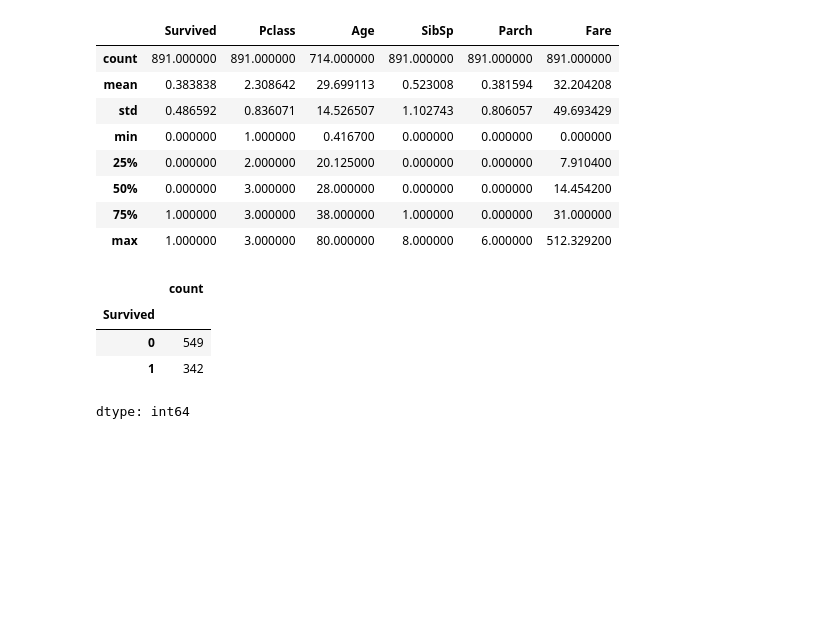
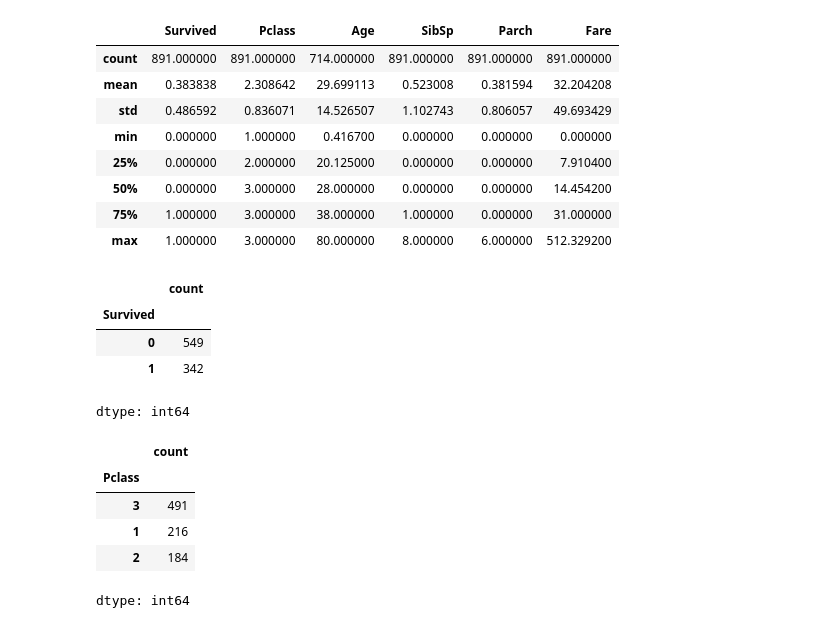
Before and after one commit to nanaagyei/hands-on-ml, a Jupyter notebook: Chapter3_exercise.ipynb, the cells around one changed output. Drawn from its saved outputs; the diff is of its cells as text; code cells hidden in the pictures; blank space fills up the shorter version.

```diff
--- a/Chapter3_exercise.ipynb
+++ b/Chapter3_exercise.ipynb
@@ -198,3 +198,12 @@ train_data["Survived"].value_counts()
 | 0 | 549 |
 | 1 | 342 |
 dtype: int64
+# %%
+train_data["Pclass"].value_counts()
+# %% [output]
+|  | count |
+| Pclass |  |
+| 3 | 491 |
+| 1 | 216 |
+| 2 | 184 |
+dtype: int64
```
Also changed, not shown: parts of 30 cells of this notebook.
